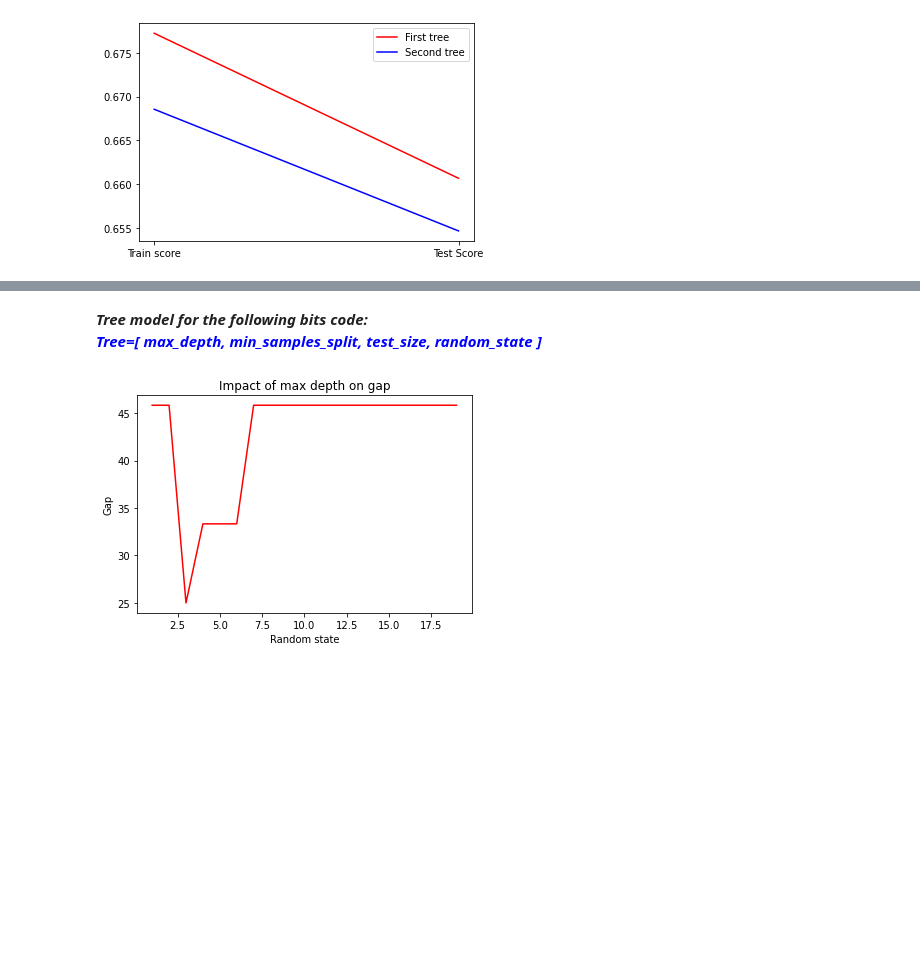
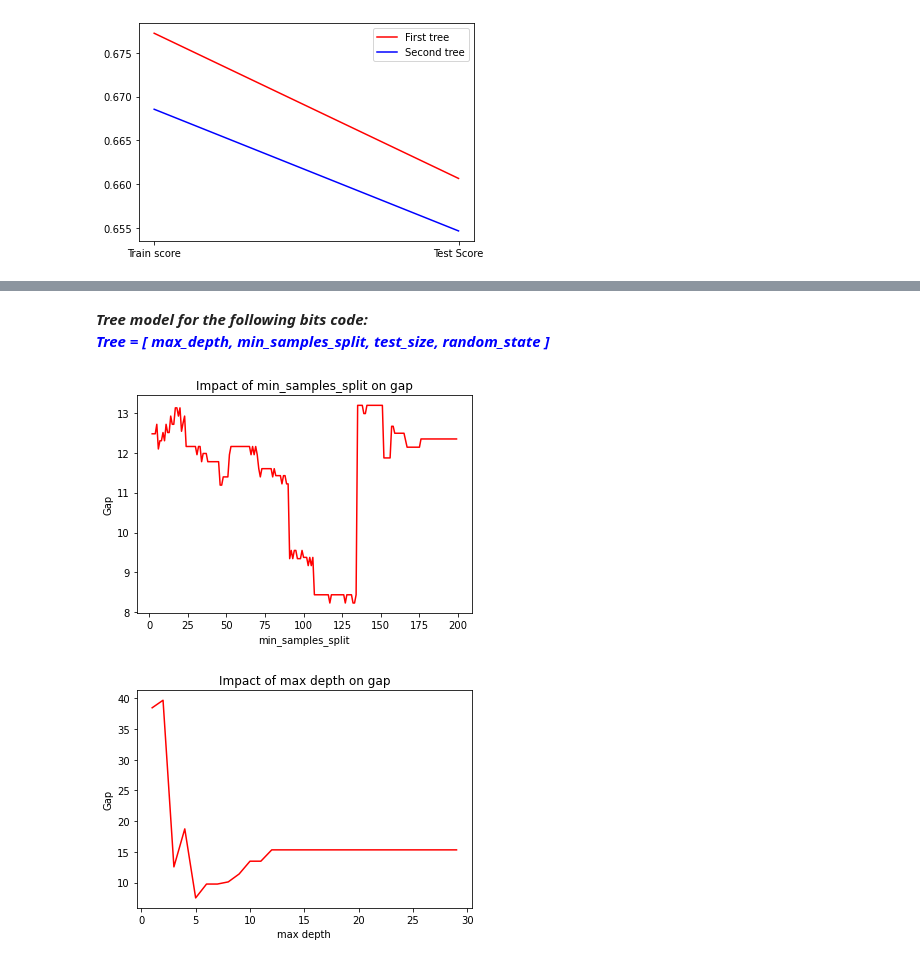
Before and after one commit to rostom-baccar/Machine-Learning-with-Decision-Trees, a Jupyter notebook: Evaluation.ipynb, the cells around one changed output, grey strips where cells are left out. Drawn from its saved outputs; the diff is of its cells as text; code cells hidden in the pictures; blank space fills up the shorter version.

```diff
--- a/Evaluation.ipynb
+++ b/Evaluation.ipynb
@@ -175,7 +218,7 @@ The following bits of code show the impact of these different parameters on the
 # %% [markdown]
 ***Tree model for the following bits code:<br>
 <span style="color:blue">
-Tree=[ max_depth, min_samples_split, test_size, random_state ]
+Tree = [ max_depth, min_samples_split, test_size, random_state ]
 </span>***
 # %%
 from sklearn.metrics import confusion_matrix
@@ -205,14 +250,25 @@ def gap_plot(title,x_axis,xlabel,gap):
     plt.xlabel(xlabel)
     plt.ylabel('Gap')
     plt.show()
+# %%
+#Impact of min_samples_split on gap
+gap=[]
+x_samples=[]
+for i in range(2,200):
+    gap.append(confusion_matrix_gap(10,i,0.2,30))
+    x_samples.append(i)
+
+gap_plot('Impact of min_samples_split on gap',x_samples,'min_samples_split',gap)
+# %% [output]
+[figure, added]
 # %%
 #Impact of max depth on gap
 gap=[]
 x_depth=[]
-for i in range(1,20):
-    gap.append(confusion_matrix_gap(i+1,50,20,30))
+for i in range(1,30):
+    gap.append(confusion_matrix_gap(i+1,50,0.2,30))
     x_depth.append(i)
 
 gap_plot('Impact of max depth on gap',x_depth,'max depth',gap)
 # %% [output]
-[figure, old version]
+[figure, new version]
```
Also changed, not shown: parts of 32 cells of this notebook.
